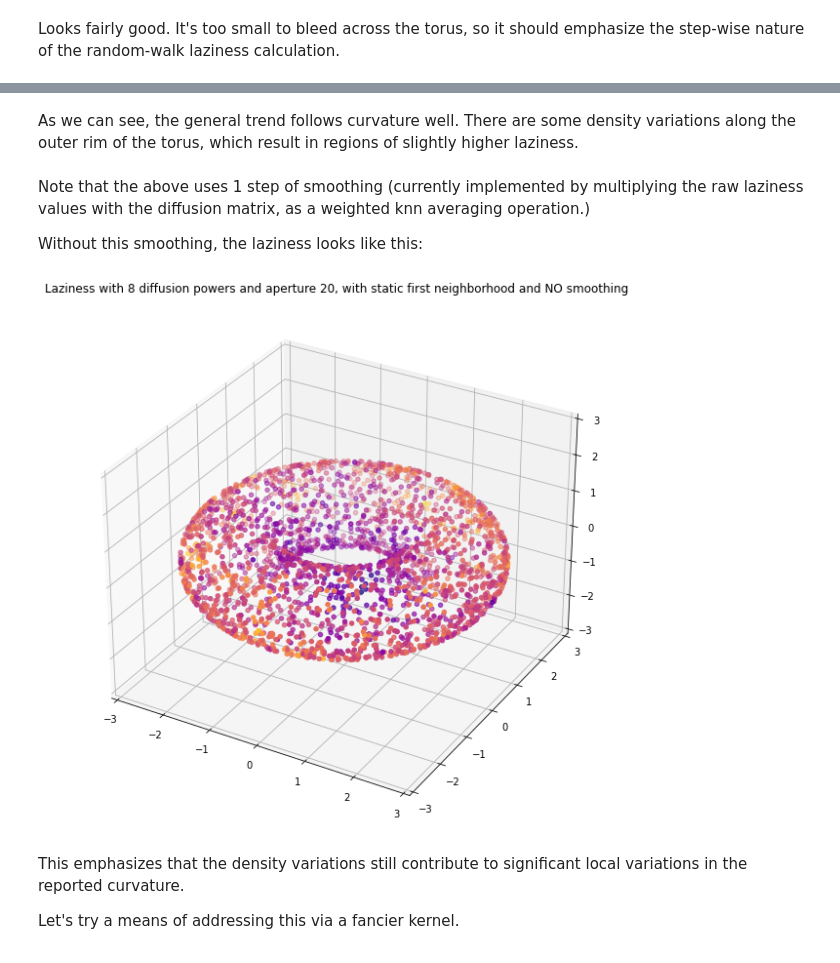
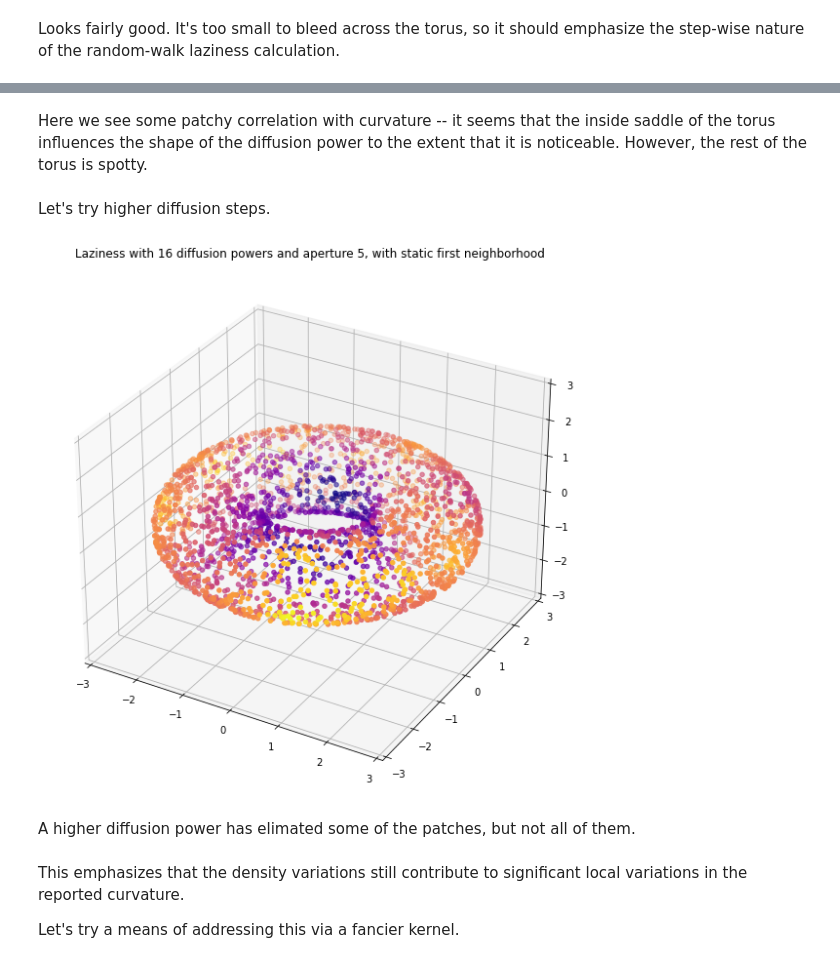
Before and after one commit to professorwug/diffusion-curvature-old, a Jupyter notebook: 02_laziness.ipynb, the cells around one changed output, grey strips where cells are left out. Drawn from its saved outputs; the diff is of its cells as text; code cells hidden in the pictures.

```diff
--- a/02_laziness.ipynb
+++ b/02_laziness.ipynb
@@ -148,16 +156,15 @@ plot_3d(X,ks,title="Laziness with 8 diffusion powers and aperture 20, with stati
+# %% [markdown]
+Here we see some patchy correlation with curvature -- it seems that the inside saddle of the torus influences the shape of the diffusion power to the extent that it is noticeable. However, the rest of the torus is spotty.
+# %% [markdown]
+Let's try higher diffusion steps.
 # %%
-plot_3d(X,ks,title="Laziness with 8 diffusion powers and aperture 20, with static first neighborhood",use_plotly=True)
+t = 16
+ks = curvature(P,diffusion_powers=t,aperture=5,dynamically_adjusting_neighborhood=False)
+plot_3d(X,ks,title=f"Laziness with {t} diffusion powers and aperture 5, with static first neighborhood")
+# %% [output]
+[figure, added]
-# %% [markdown]
-As we can see, the general trend follows curvature well. There are some density variations along the outer rim of the torus, which result in regions of slightly higher laziness.
-# %% [markdown]
-Note that the above uses 1 step of smoothing (currently implemented by multiplying the raw laziness values with the diffusion matrix, as a weighted knn averaging operation.)
-
-Without this smoothing, the laziness looks like this:
-# %%
-ks = curvature(P,diffusion_powers=8,aperture=20,dynamically_adjusting_neighborhood=False,smoothing=None)
-plot_3d(X,ks,title="Laziness with 8 diffusion powers and aperture 20, with static first neighborhood and NO smoothing",use_plotly=False)
-# %% [output]
-[figure, removed]
+# %% [markdown]
+A higher diffusion power has elimated some of the patches, but not all of them.
 # %% [markdown]
 This emphasizes that the density variations still contribute to significant local variations in the reported curvature.
 
```
Also changed, not shown: parts of 19 cells of this notebook, 7 other files.
